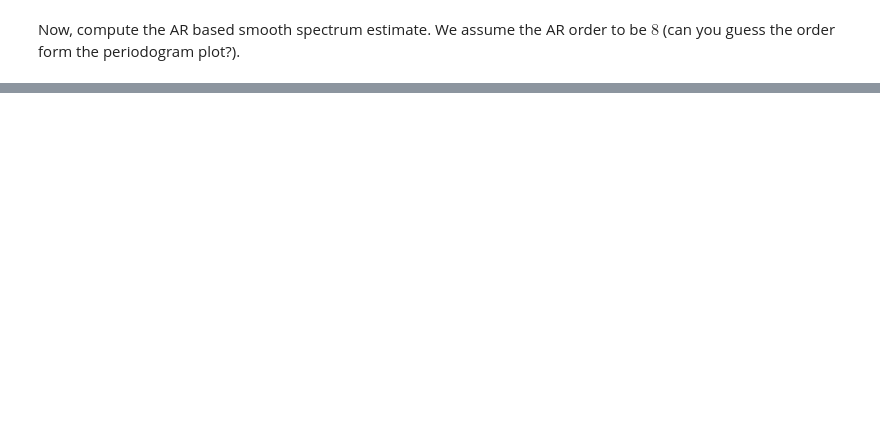
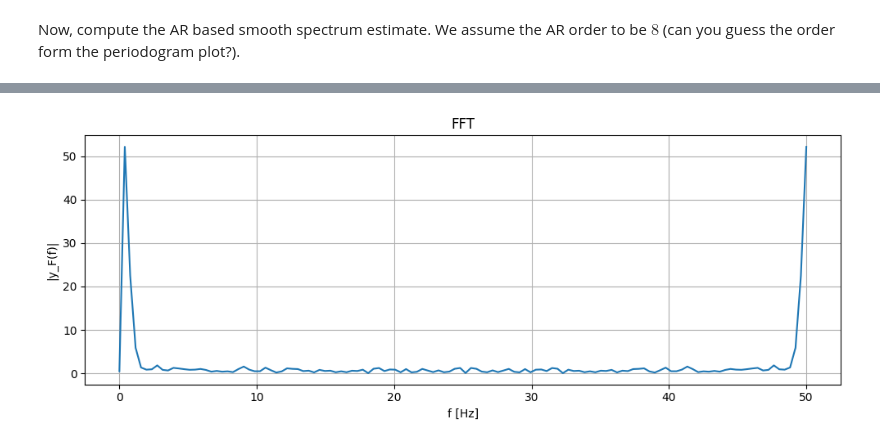
Before and after one commit to RoCKnD79/SSDP-LombScargle, a Jupyter notebook: RR/numEx_HeartRateVariability.ipynb, the cells around one changed output, grey strips where cells are left out. Drawn from its saved outputs; the diff is of its cells as text; code cells hidden in the pictures; blank space fills up the shorter version.

```diff
--- a/RR/numEx_HeartRateVariability.ipynb
+++ b/RR/numEx_HeartRateVariability.ipynb
@@ -105,0 +134,38 @@ Text(0.5, 0, 'normalized frequencies')
+# %%
+def fft_plot(s, fs, name, plottitle):
+    """
+    Plots the frequency domain representation (magnitude of FFT) of a discrete signal.
+
+    :param s: signal (1D NumPy array)
+    :param fs: Sampling frequency in Hz
+    :param name: Name of the signal for labeling, e.g., 's'
+    :param plottitle: Title of the plot
+    """
+    # Compute FFT parameters
+    N = len(s)
+    NFFT = 2 ** int(np.ceil(np.log2(N)))  # Zero-pad to next power of 2
+
+    # Frequency axis
+    f = np.linspace(0, fs/2, NFFT)
+
+    # Compute FFT
+    s_f = np.fft.fft(s, NFFT)
+
+    N = len(s_f)
+    freqsNorm = np.arange(0,N)/N
+
+    # Plot only frequency domain
+    plt.figure(figsize=(10, 4))
+    plt.plot(f, np.abs(s_f))
+    plt.title(plottitle)
+    plt.xlabel('f [Hz]')
+    plt.ylabel('|' + name + '_F(f)|')
+    plt.grid(True)
+    plt.tight_layout()
+    plt.show()
+
+    return s_f, f
+# %%
+_, _ = fft_plot(y, 100, 'y', 'FFT')
+# %% [output]
+[figure, added]
```
Also changed, not shown: parts of 10 cells of this notebook.
